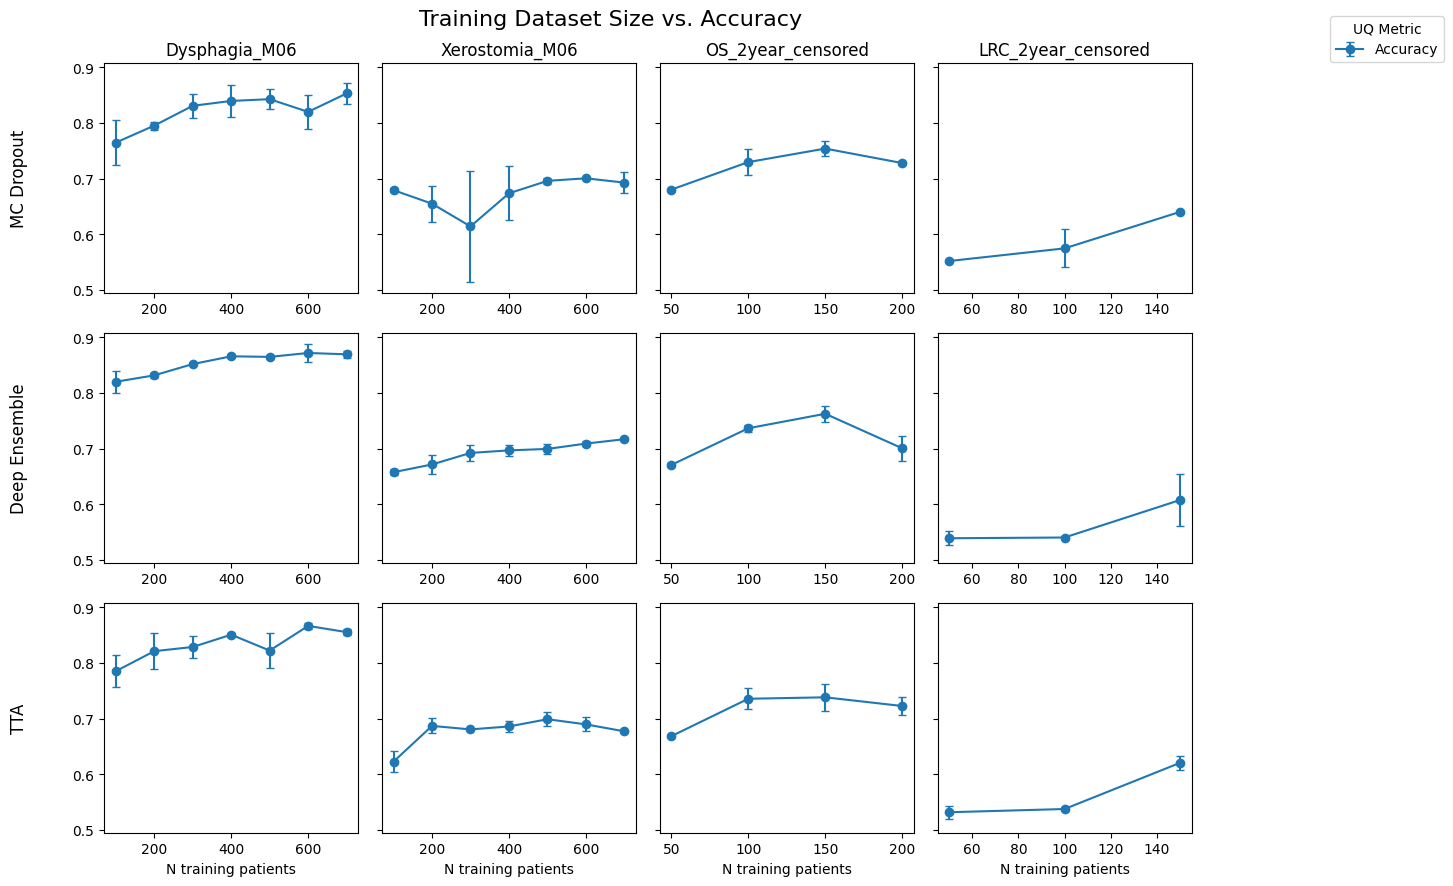
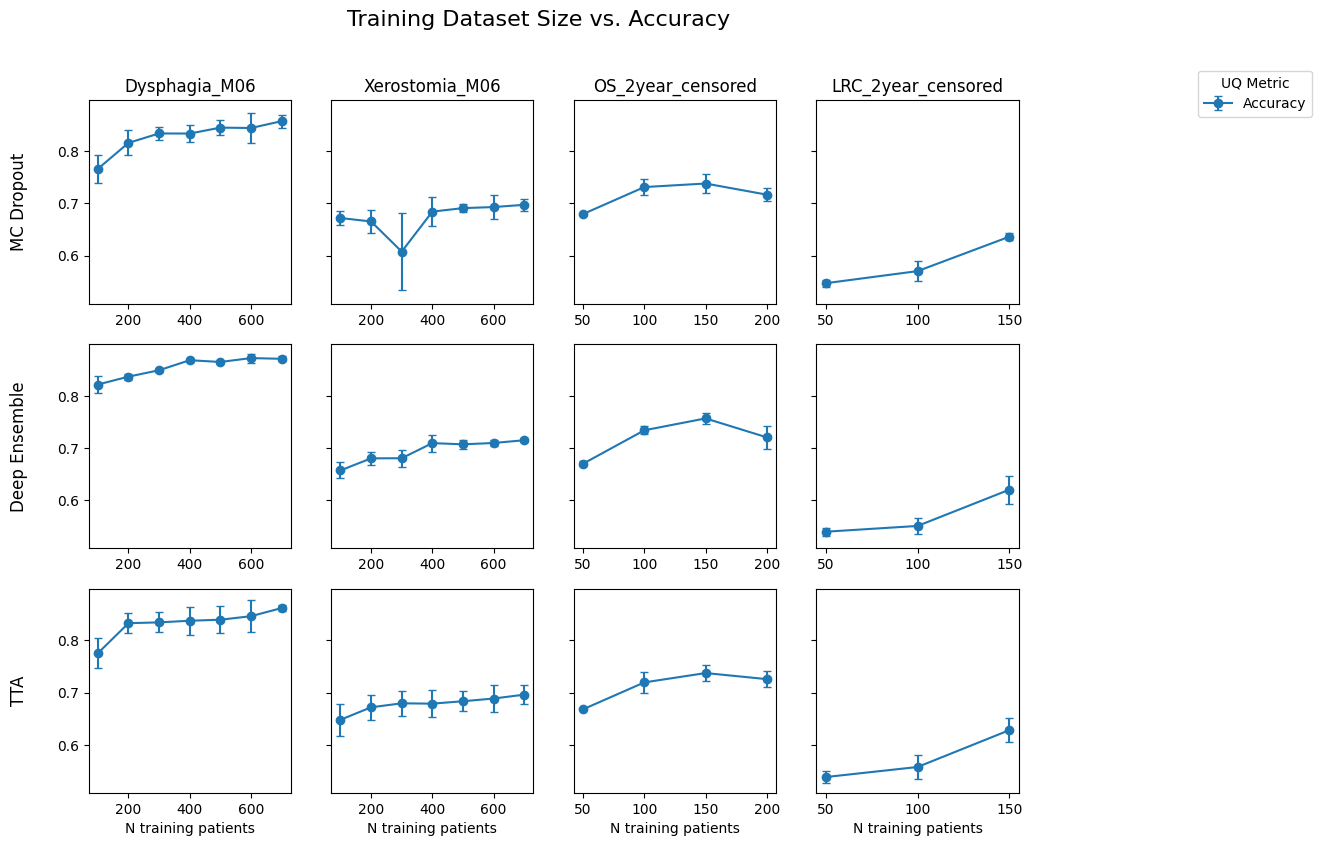
The notebook cell's code change between the first figure and the second:
--- before
+++ after
@@ -7,15 +7,15 @@
                      row_key="method", col_key="endpoint", N_bins=5, normalisation_method=None)
 plt.show()
-# plot_UQ_values_over_dataset_size
+plot_UQ_values_over_dataset_size
 
 
 fig = plot_nested_UQ(UQ_RESULTS_DICT, ENDPOINT_TYPES, UQ_methods_list, UQ_metrics_list, plot_type="calibration_error_dataset_size", 
-                     row_key="method", col_key="endpoint", N_bins=5, normalisation_method=None)
+                     row_key="method", col_key="endpoint", N_bins=5, normalisation_method='minmax')
 plt.show()
 
 
-fig = plot_nested_UQ(UQ_RESULTS_DICT, ENDPOINT_TYPES, UQ_methods_list, UQ_metrics_list, plot_type="plot_UQ_values_over_dataset_size", 
-                     row_key="method", col_key="endpoint", N_bins=5, normalisation_method=None)
-plt.show()
+# fig = plot_nested_UQ(UQ_RESULTS_DICT, ENDPOINT_TYPES, UQ_methods_list, UQ_metrics_list, plot_type="plot_UQ_values_over_dataset_size", 
+#                      row_key="method", col_key="endpoint", N_bins=5, normalisation_method=None)
+# plt.show()
 
 # fig = plot_nested_UQ(UQ_RESULTS_DICT, ENDPOINT_TYPES, UQ_methods_list, UQ_metrics_list, plot_type="sparsification", row_key="endpoint", col_key="method")

Commit: data experiments